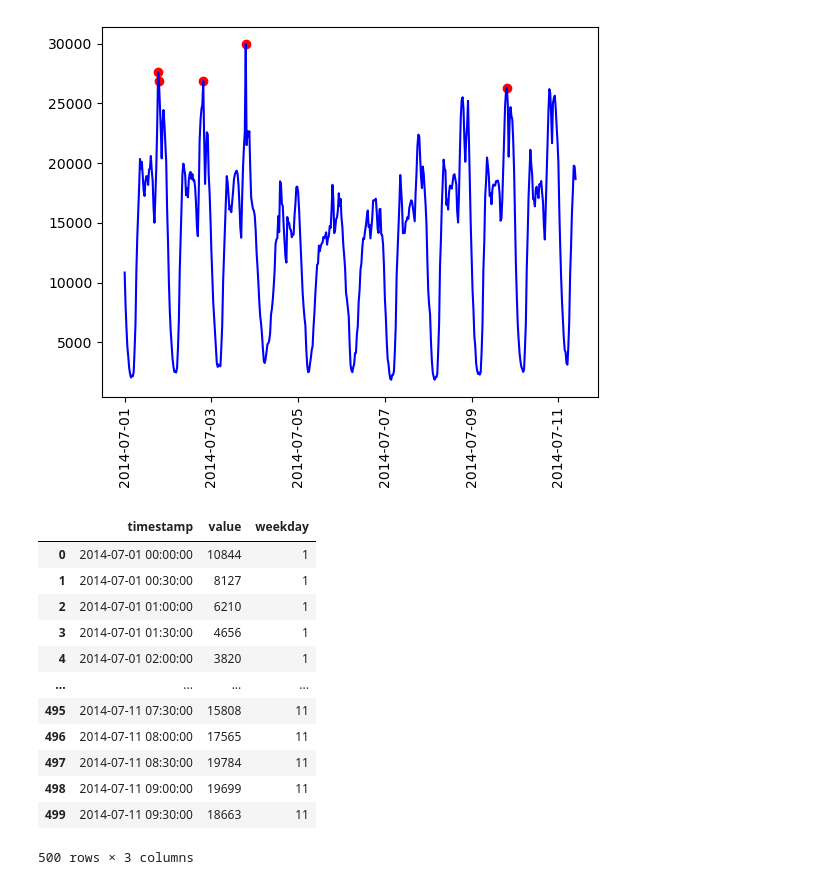
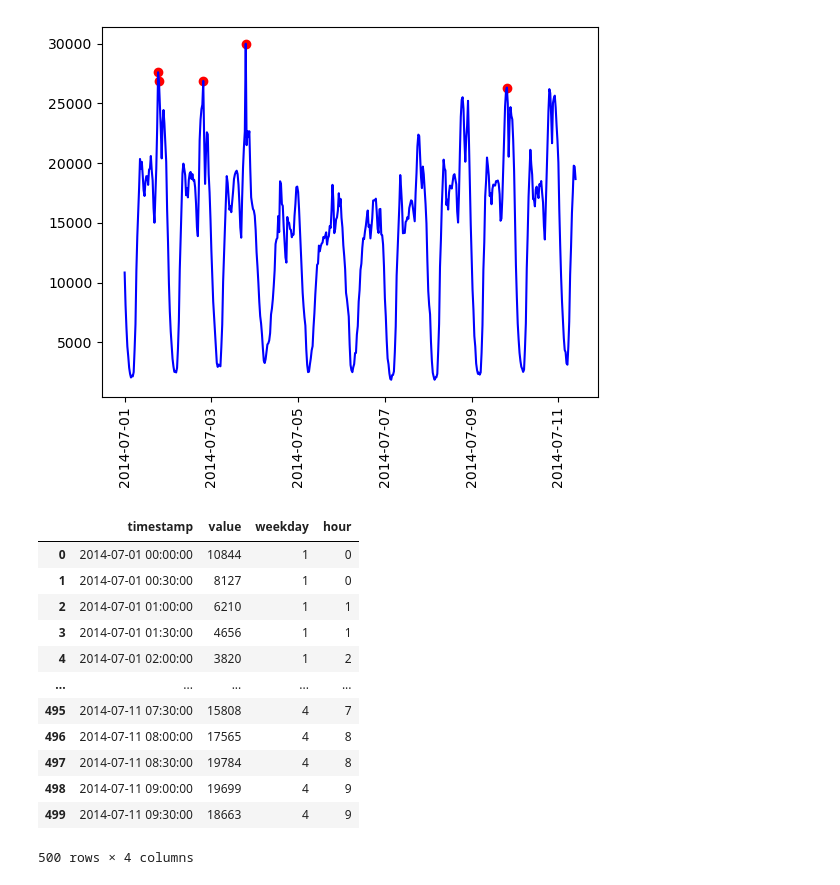
Before and after one commit to KyeongsupChoi/MLPractice, a Jupyter notebook: taxi-time-series-anomaly.ipynb, the cells around one changed output. Saved outputs shown, nothing was run; the diff lists cells and outputs as text; code cells hidden in the pictures.

Commit message:
Kaggle Notebook | Taxi Time Series anomaly | Version 6

```diff
--- a/taxi-time-series-anomaly.ipynb
+++ b/taxi-time-series-anomaly.ipynb
@@ -5,11 +10,13 @@ import matplotlib.pyplot as plt
 # %%
 # Loads dataframe from csv file
 # csv 파일에서 데이터프레임을 로드합니다.
-X = pd.read_csv("/kaggle/input/nyc-taxi-traffic/dataset.csv",
+datum = pd.read_csv("/kaggle/input/nyc-taxi-traffic/dataset.csv",
                 parse_dates=['timestamp'],
                 index_col=0)
 
-X = X.head(500)
+datum['weekday'] = datum['timestamp'].dt.hour
+
+datum = datum.head(500)
 
 # Initialize Classifier object
 # 분류자 객체 초기화
@@ -17,15 +24,15 @@ isoforest = IsolationForest(contamination=float(0.01))
 
 # Train Classifier object on Trained Data
 # 훈련된 데이터에 대한 분류자 객체 훈련
-isoforest.fit(pd.DataFrame(X['value']))
+isoforest.fit(pd.DataFrame(datum['value']))
 
 # Predict the response for test dataset
 # 테스트 데이터 세트에 대한 응답 예측
-predictions = isoforest.predict(pd.DataFrame(X['value']))
+predictions = isoforest.predict(pd.DataFrame(datum['value']))
 
 # Concatenates the predictions to the initial dataframe
 # 예측을 초기 데이터프레임에 연결합니다.
-datums = pd.concat([X.reset_index(drop=True), pd.DataFrame(predictions)], axis=1)
+datums = pd.concat([datum.reset_index(drop=True), pd.DataFrame(predictions)], axis=1)
 
 fig, ax = plt.subplots()
 
@@ -35,7 +42,7 @@ a = datums.loc[datums[0] == -1, ['timestamp', 'value']]
 
 # Plot the initial data
 # 초기 데이터를 그래프
-ax.plot(X['timestamp'], X['value'], color='blue')
+ax.plot(datum['timestamp'], datum['value'], color='blue')
 
 # Scatterplot the anomalies
 # 이상 현상을 산점도 그래프
@@ -46,20 +53,21 @@ plt.xticks(rotation=90)
 plt.show()
 # %% [output]
 [figure]
-# %%
-X['weekday'] = X['timestamp'].dt.day
-X
-# %% [output]
-|  | timestamp | value | weekday |
-| 0 | 2014-07-01 00:00:00 | 10844 | 1 |
-| 1 | 2014-07-01 00:30:00 | 8127 | 1 |
-| 2 | 2014-07-01 01:00:00 | 6210 | 1 |
-| 3 | 2014-07-01 01:30:00 | 4656 | 1 |
-| 4 | 2014-07-01 02:00:00 | 3820 | 1 |
-| ... | ... | ... | ... |
-| 495 | 2014-07-11 07:30:00 | 15808 | 11 |
-| 496 | 2014-07-11 08:00:00 | 17565 | 11 |
-| 497 | 2014-07-11 08:30:00 | 19784 | 11 |
-| 498 | 2014-07-11 09:00:00 | 19699 | 11 |
-| 499 | 2014-07-11 09:30:00 | 18663 | 11 |
-500 rows × 3 columns
+# %%
+datum['hour'] = datum['timestamp'].dt.hour
+datum['weekday'] = datum['timestamp'].dt.weekday
+datum
+# %% [output]
+|  | timestamp | value | weekday | hour |
+| 0 | 2014-07-01 00:00:00 | 10844 | 1 | 0 |
+| 1 | 2014-07-01 00:30:00 | 8127 | 1 | 0 |
+| 2 | 2014-07-01 01:00:00 | 6210 | 1 | 1 |
+| 3 | 2014-07-01 01:30:00 | 4656 | 1 | 1 |
+| 4 | 2014-07-01 02:00:00 | 3820 | 1 | 2 |
+| ... | ... | ... | ... | ... |
+| 495 | 2014-07-11 07:30:00 | 15808 | 4 | 7 |
+| 496 | 2014-07-11 08:00:00 | 17565 | 4 | 8 |
+| 497 | 2014-07-11 08:30:00 | 19784 | 4 | 8 |
+| 498 | 2014-07-11 09:00:00 | 19699 | 4 | 9 |
+| 499 | 2014-07-11 09:30:00 | 18663 | 4 | 9 |
+500 rows × 4 columns
```
Also changed, not shown: parts of 5 cells of this notebook.
